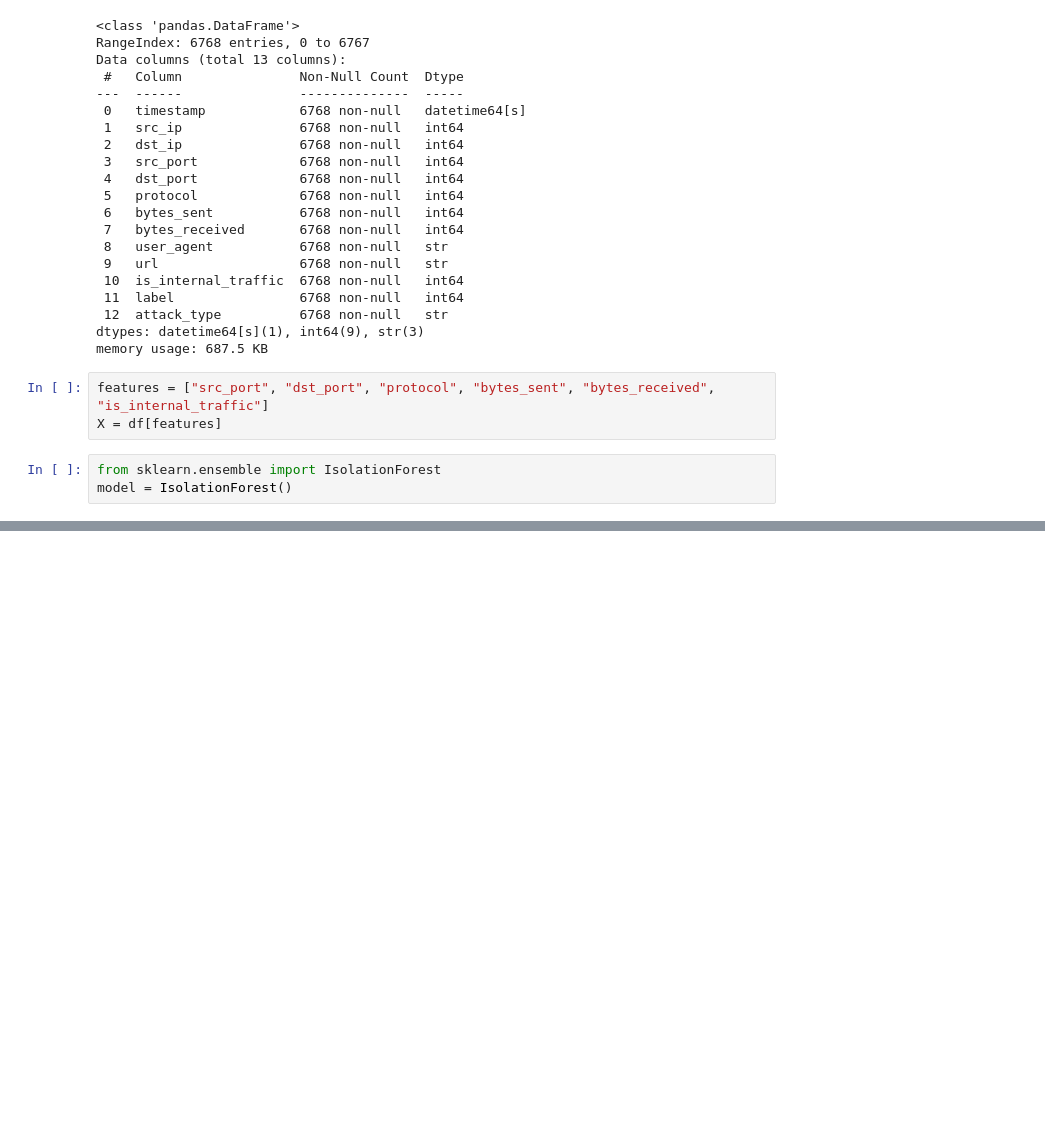
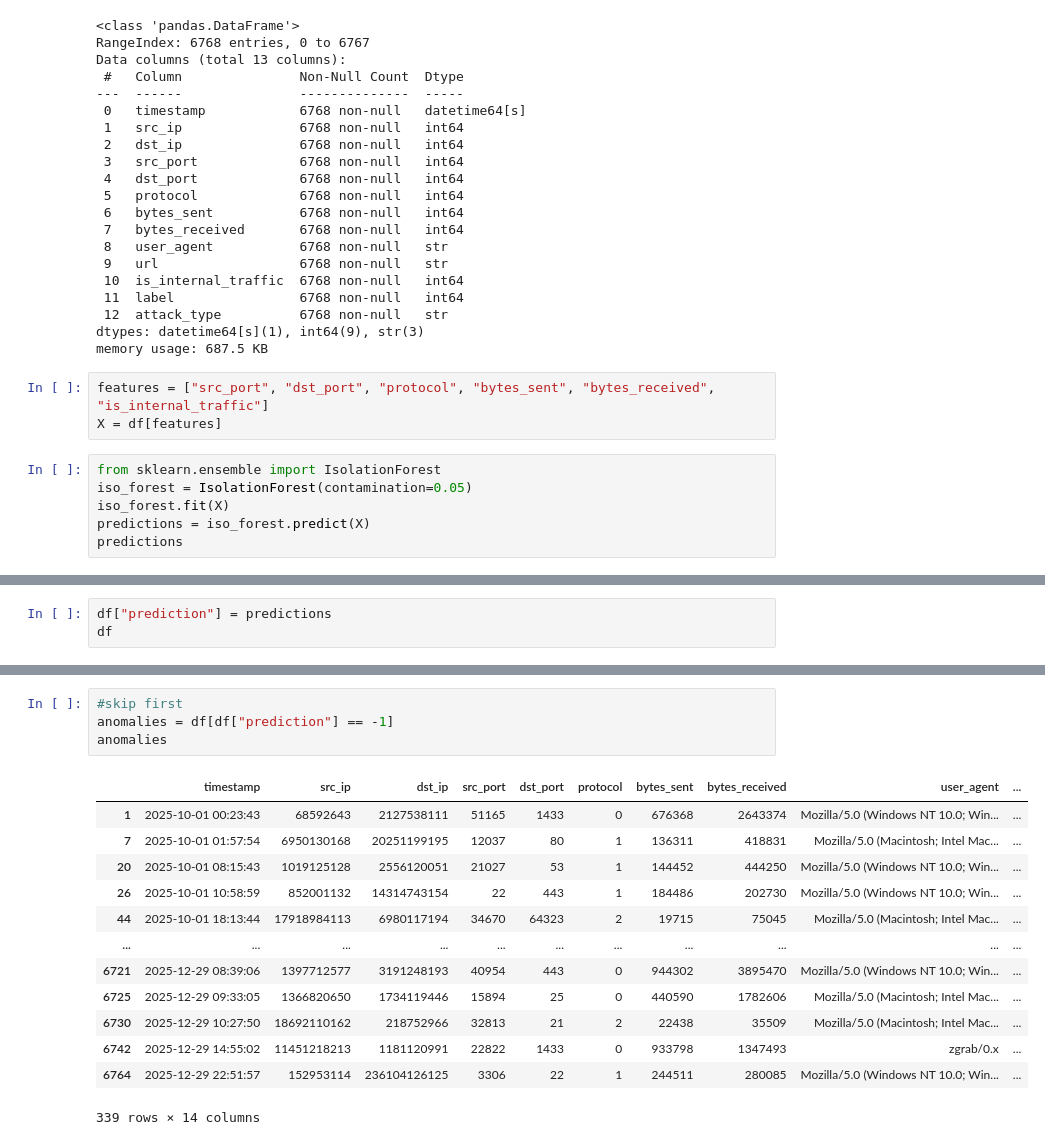
Before and after one commit to hoetheen/cyberguard-ai, a Jupyter notebook: notebooks/machine_learning.ipynb, the cells around one changed output, grey strips where cells are left out. Drawn from its saved outputs; the diff is of its cells as text; blank space fills up the shorter version.

Commit message:
Day 5: Implemented isolation forest

```diff
--- a/notebooks/machine_learning.ipynb
+++ b/notebooks/machine_learning.ipynb
@@ -45,4 +57,7 @@ features = ["src_port", "dst_port", "protocol", "bytes_sent", "bytes_received",
 X = df[features]
 # %%
 from sklearn.ensemble import IsolationForest
-model = IsolationForest()
+iso_forest = IsolationForest(contamination=0.05)
+iso_forest.fit(X)
+predictions = iso_forest.predict(X)
+predictions
@@ -48,0 +75,3 @@ model = IsolationForest()
+# %%
+df["prediction"] = predictions
+df
@@ -48,0 +92,18 @@ model = IsolationForest()
+# %%
+#skip first
+anomalies = df[df["prediction"] == -1]
+anomalies
+# %% [output]
+|  | timestamp | src_ip | dst_ip | src_port | dst_port | protocol | bytes_sent | bytes_received | user_agent | ... |
+| 1 | 2025-10-01 00:23:43 | 68592643 | 2127538111 | 51165 | 1433 | 0 | 676368 | 2643374 | Mozilla/5.0 (Windows NT 10.0; Win... | ... |
+| 7 | 2025-10-01 01:57:54 | 6950130168 | 20251199195 | 12037 | 80 | 1 | 136311 | 418831 | Mozilla/5.0 (Macintosh; Intel Mac... | ... |
+| 20 | 2025-10-01 08:15:43 | 1019125128 | 2556120051 | 21027 | 53 | 1 | 144452 | 444250 | Mozilla/5.0 (Windows NT 10.0; Win... | ... |
+| 26 | 2025-10-01 10:58:59 | 852001132 | 14314743154 | 22 | 443 | 1 | 184486 | 202730 | Mozilla/5.0 (Windows NT 10.0; Win... | ... |
+| 44 | 2025-10-01 18:13:44 | 17918984113 | 6980117194 | 34670 | 64323 | 2 | 19715 | 75045 | Mozilla/5.0 (Macintosh; Intel Mac... | ... |
+| ... | ... | ... | ... | ... | ... | ... | ... | ... | ... | ... |
+| 6721 | 2025-12-29 08:39:06 | 1397712577 | 3191248193 | 40954 | 443 | 0 | 944302 | 3895470 | Mozilla/5.0 (Windows NT 10.0; Win... | ... |
+| 6725 | 2025-12-29 09:33:05 | 1366820650 | 1734119446 | 15894 | 25 | 0 | 440590 | 1782606 | Mozilla/5.0 (Macintosh; Intel Mac... | ... |
+| 6730 | 2025-12-29 10:27:50 | 18692110162 | 218752966 | 32813 | 21 | 2 | 22438 | 35509 | Mozilla/5.0 (Macintosh; Intel Mac... | ... |
+| 6742 | 2025-12-29 14:55:02 | 11451218213 | 1181120991 | 22822 | 1433 | 0 | 933798 | 1347493 | zgrab/0.x | ... |
+| 6764 | 2025-12-29 22:51:57 | 152953114 | 236104126125 | 3306 | 22 | 1 | 244511 | 280085 | Mozilla/5.0 (Windows NT 10.0; Win... | ... |
+339 rows × 14 columns
```
Also changed, not shown: parts of 4 cells of this notebook.
